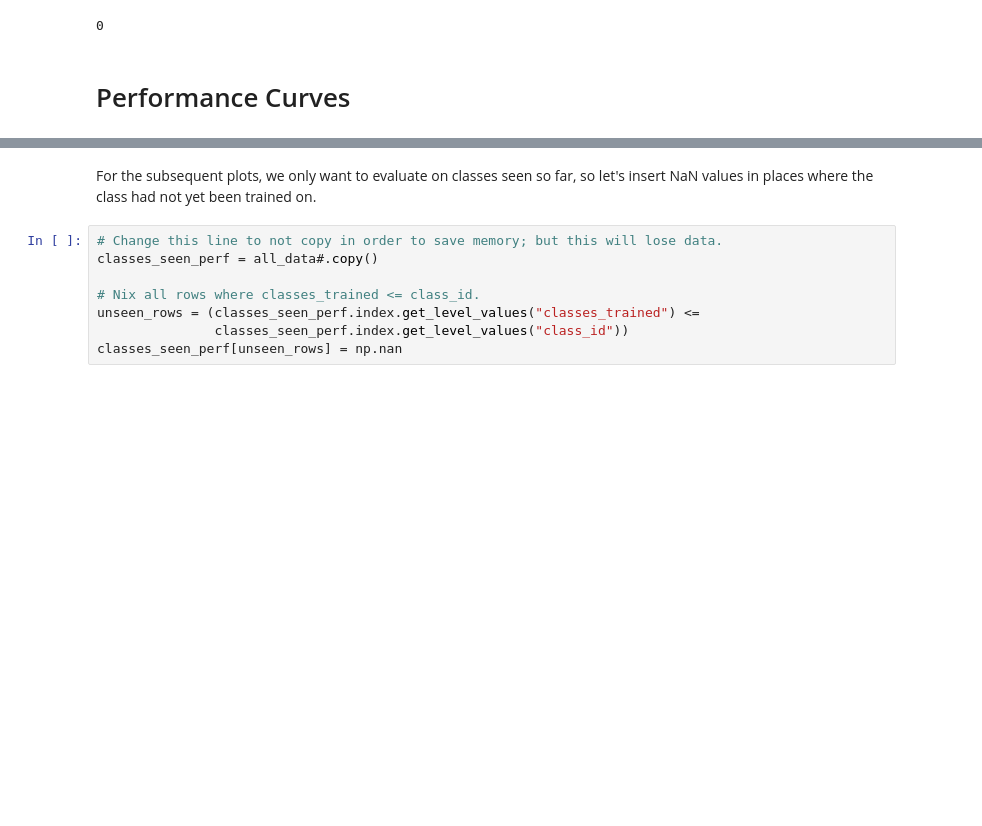
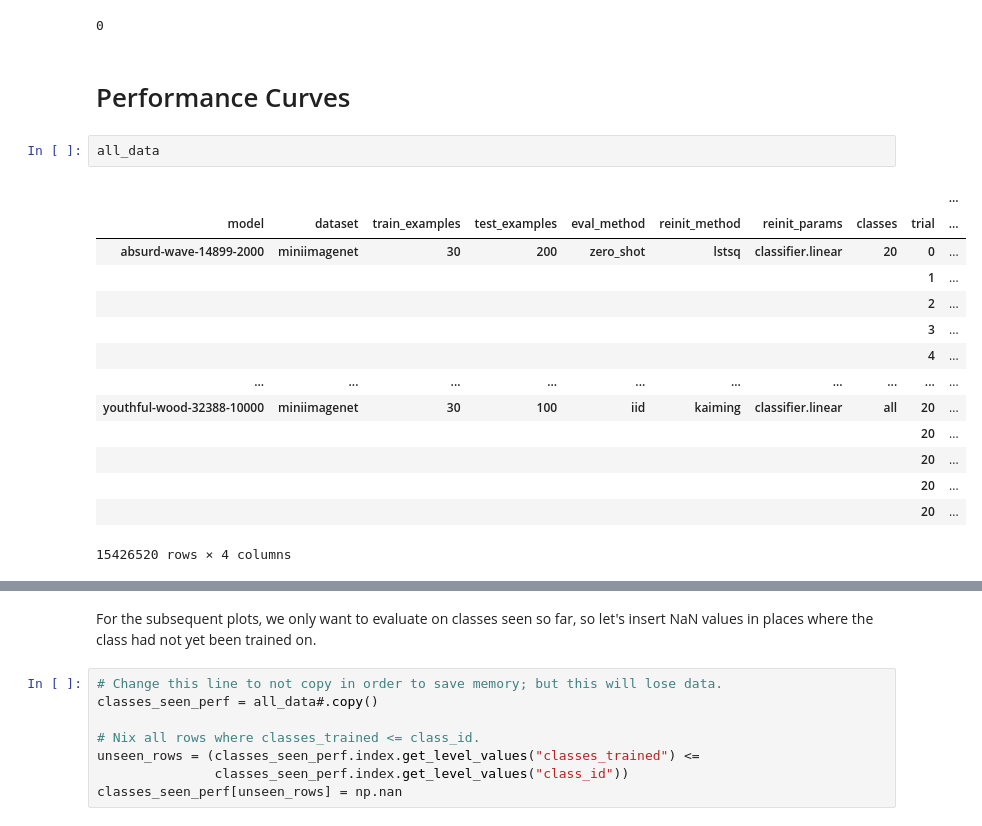
Before and after one commit to uvm-neurobotics-lab/higherANML, a Jupyter notebook: notebooks/result-gathering.ipynb, the cells around one changed output, grey strips where cells are left out. Drawn from its saved outputs; the diff is of its cells as text; blank space fills up the shorter version.

```diff
--- a/notebooks/result-gathering.ipynb
+++ b/notebooks/result-gathering.ipynb
@@ -251,3 +251,20 @@ gc.collect()
 0
 # %% [markdown]
 # Performance Curves
+# %%
+all_data
+# %% [output]
+|  |  |  |  |  |  |  |  |  | ... |
+| model | dataset | train_examples | test_examples | eval_method | reinit_method | reinit_params | classes | trial | ... |
+| absurd-wave-14899-2000 | miniimagenet | 30 | 200 | zero_shot | lstsq | classifier.linear | 20 | 0 | ... |
+|  |  |  |  |  |  |  |  | 1 | ... |
+|  |  |  |  |  |  |  |  | 2 | ... |
+|  |  |  |  |  |  |  |  | 3 | ... |
+|  |  |  |  |  |  |  |  | 4 | ... |
+| ... | ... | ... | ... | ... | ... | ... | ... | ... | ... |
+| youthful-wood-32388-10000 | miniimagenet | 30 | 100 | iid | kaiming | classifier.linear | all | 20 | ... |
+|  |  |  |  |  |  |  |  | 20 | ... |
+|  |  |  |  |  |  |  |  | 20 | ... |
+|  |  |  |  |  |  |  |  | 20 | ... |
+|  |  |  |  |  |  |  |  | 20 | ... |
+15426520 rows × 4 columns
```
Also changed, not shown: parts of 19 cells of this notebook.
